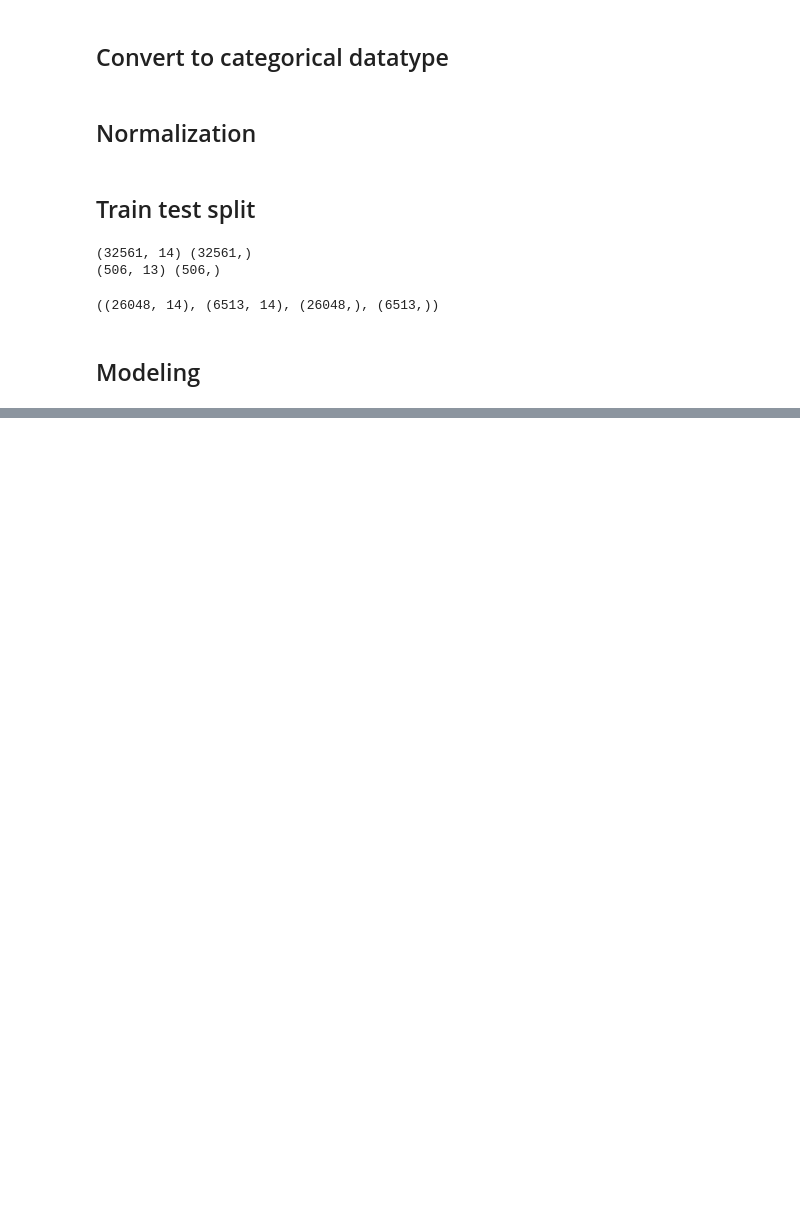
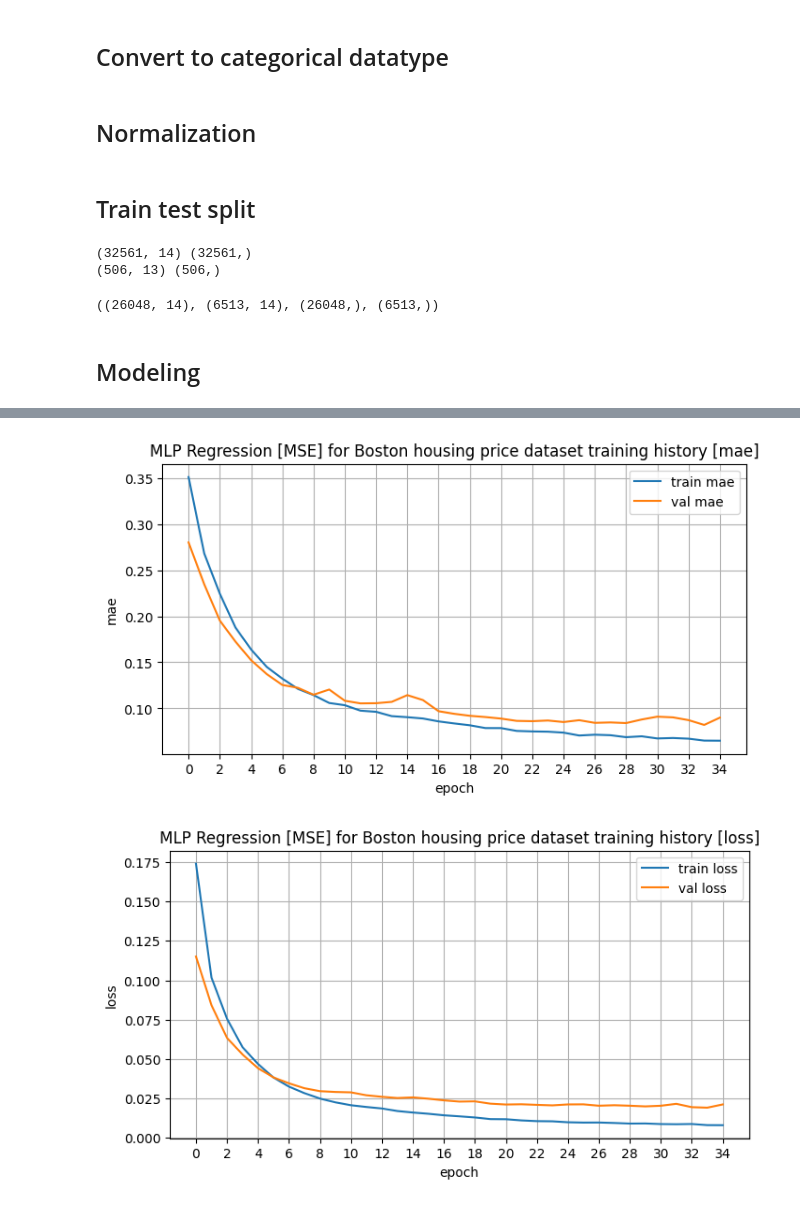
Before and after one commit to harouzie/ml-master, a Jupyter notebook: D4/[ML] D4_summary.ipynb, the cells around one changed output, grey strips where cells are left out. Drawn from its saved outputs; the diff is of its cells as text; code cells hidden in the pictures; blank space fills up the shorter version.

```diff
--- a/D4/[ML] D4_summary.ipynb
+++ b/D4/[ML] D4_summary.ipynb
@@ -174,0 +149,3 @@ result_hs_mse = hs_mse.evaluate(x_test_housing, y_test_housing)
+# %%
+lnr = LinearRegression()
+lnr.fit(x_train_housing, y_train_housing)
@@ -174,0 +239,7 @@ result_hs_mse = hs_mse.evaluate(x_test_housing, y_test_housing)
+# %%
+mlp2 = Sequential([
+    Dense(units=16, input_dim= X_housing.shape[1], activation="relu", name="fc1"),
+    Dense(units=8, activation="relu", name="fc2"),
+    Dense(units=1, name="output")
+])
+mlp2.summary()
@@ -174,0 +262,14 @@ result_hs_mse = hs_mse.evaluate(x_test_housing, y_test_housing)
+# %%
+mlp2.compile(
+    optimizer="rmsprop",
+    loss="mse",
+    metrics=["mae"]
+)
+# %%
+history_mlp2 = mlp2.fit(x_train_housing, y_train_housing, epochs=35, verbose=0, validation_split=0.2)
+# %%
+plot_history(history_mlp2, metrics=["mae"], model_name="MLP Regression [MSE] for Boston housing price dataset")
+plot_history(history_mlp2, metrics=["loss"], model_name="MLP Regression [MSE] for Boston housing price dataset")
+# %% [output]
+[figure, added]
+[figure, added]
```
Also changed, not shown: parts of 55 cells of this notebook.
